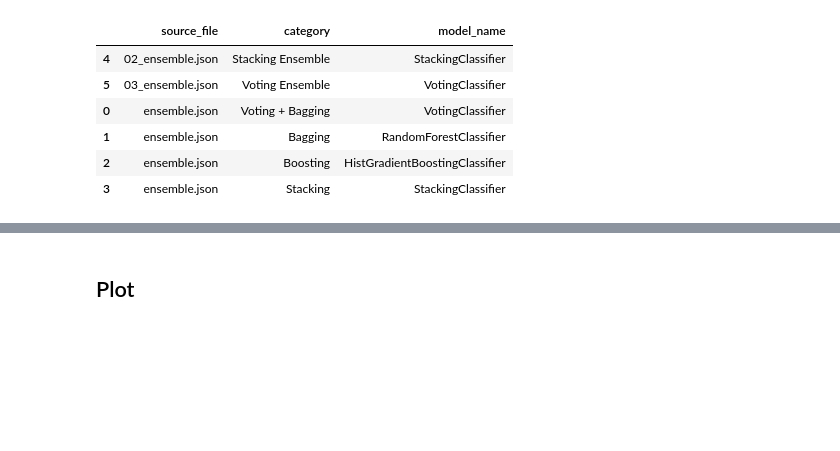
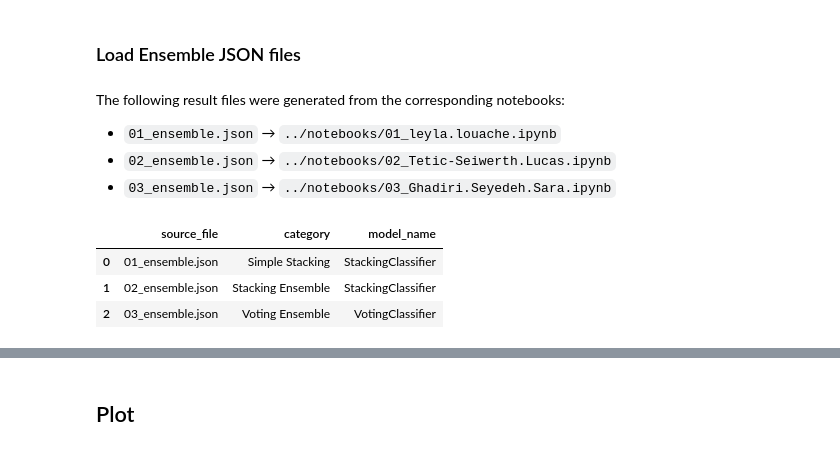
Before and after one commit to leyla-louache/mnist-project, a Jupyter notebook: results/final_comparison.ipynb, the cells around one changed output, grey strips where cells are left out. Saved outputs shown, nothing was run; the diff lists cells and outputs as text; code cells hidden in the pictures; blank space fills up the shorter version.

```diff
--- a/results/final_comparison.ipynb
+++ b/results/final_comparison.ipynb
@@ -1,15 +7,14 @@
+# %% [markdown]
+### Load Ensemble JSON files
+# %% [markdown]
+The following result files were generated from the corresponding notebooks:
+
+- `01_ensemble.json` → `../notebooks/01_leyla.louache.ipynb`
+- `02_ensemble.json` → `../notebooks/02_Tetic-Seiwerth.Lucas.ipynb`
+- `03_ensemble.json` → `../notebooks/03_Ghadiri.Seyedeh.Sara.ipynb`
 # %%
-import json
-import os
-import pandas as pd
-import matplotlib.pyplot as plt
-
 RESULTS_DIR = "../results"
-
-# =========================================================
-# 1) LOAD ONLY THE 2 JSON FILES
-# =========================================================
-files_to_compare = ["ensemble.json", "02_ensemble.json", "03_ensemble.json"]
+files_to_compare = ["01_ensemble.json", "02_ensemble.json", "03_ensemble.json"]
 
 rows = []
 
@@ -17,41 +22,40 @@ for file in files_to_compare:
     path = os.path.join(RESULTS_DIR, file)
 
     with open(path, "r") as f:
         data = json.load(f)
 
-    # data = {
-    #   "Voting + Bagging": {...},
-    #   "Bagging": {...},
-    #   ...
-    # }
     for category, result in data.items():
+
+        # keep only Simple Stacking from 01_ensemble
+        if file == "01_ensemble.json" and category != "Simple Stacking":
+            continue
+
         row = {
             "source_file": file,
             "category": result.get("category", category),
             "model_name": result.get("model_name", None),
 
             "train_accuracy": result["validation_experiment"]["train_metrics"]["accuracy"],
             "val_accuracy": result["validation_experiment"]["validation_metrics"]["accuracy"],
             "train_f1": result["validation_experiment"]["train_metrics"]["f1_macro"],
             "val_f1": result["validation_experiment"]["validation_metrics"]["f1_macro"],
 
             "train_final_accuracy": result["final_test_experiment"]["train_plus_validation_metrics"]["accuracy"],
             "test_accuracy": result["final_test_experiment"]["test_metrics"]["accuracy"],
             "train_final_f1": result["final_test_experiment"]["train_plus_validation_metrics"]["f1_macro"],
             "test_f1": result["final_test_experiment"]["test_metrics"]["f1_macro"],
         }
+
         rows.append(row)
 
 df = pd.DataFrame(rows)
+
 display(
     df[["source_file", "category", "model_name"]]
     .sort_values(by="source_file")
 )
 # %% [output]
 |  | source_file | category | model_name |
-| 4 | 02_ensemble.json | Stacking Ensemble | StackingClassifier |
-| 5 | 03_ensemble.json | Voting Ensemble | VotingClassifier |
-| 0 | ensemble.json | Voting + Bagging | VotingClassifier |
-| 1 | ensemble.json | Bagging | RandomForestClassifier |
-| 2 | ensemble.json | Boosting | HistGradientBoostingClassifier |
-| 3 | ensemble.json | Stacking | StackingClassifier |
+| 0 | 01_ensemble.json | Simple Stacking | StackingClassifier |
+| 1 | 02_ensemble.json | Stacking Ensemble | StackingClassifier |
+| 2 | 03_ensemble.json | Voting Ensemble | VotingClassifier |
```
Also changed, not shown: parts of 22 cells of this notebook, 25 other files.
